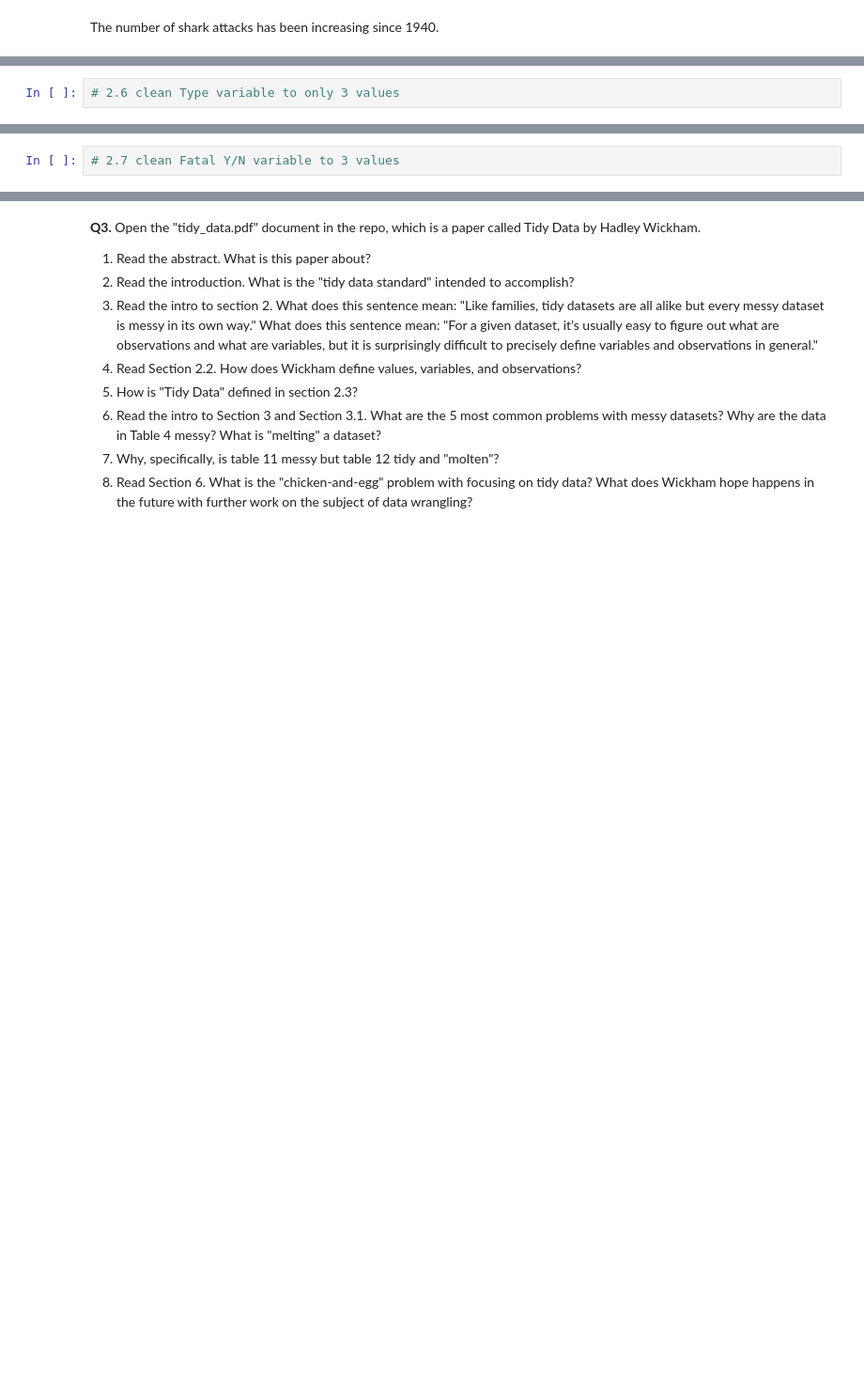
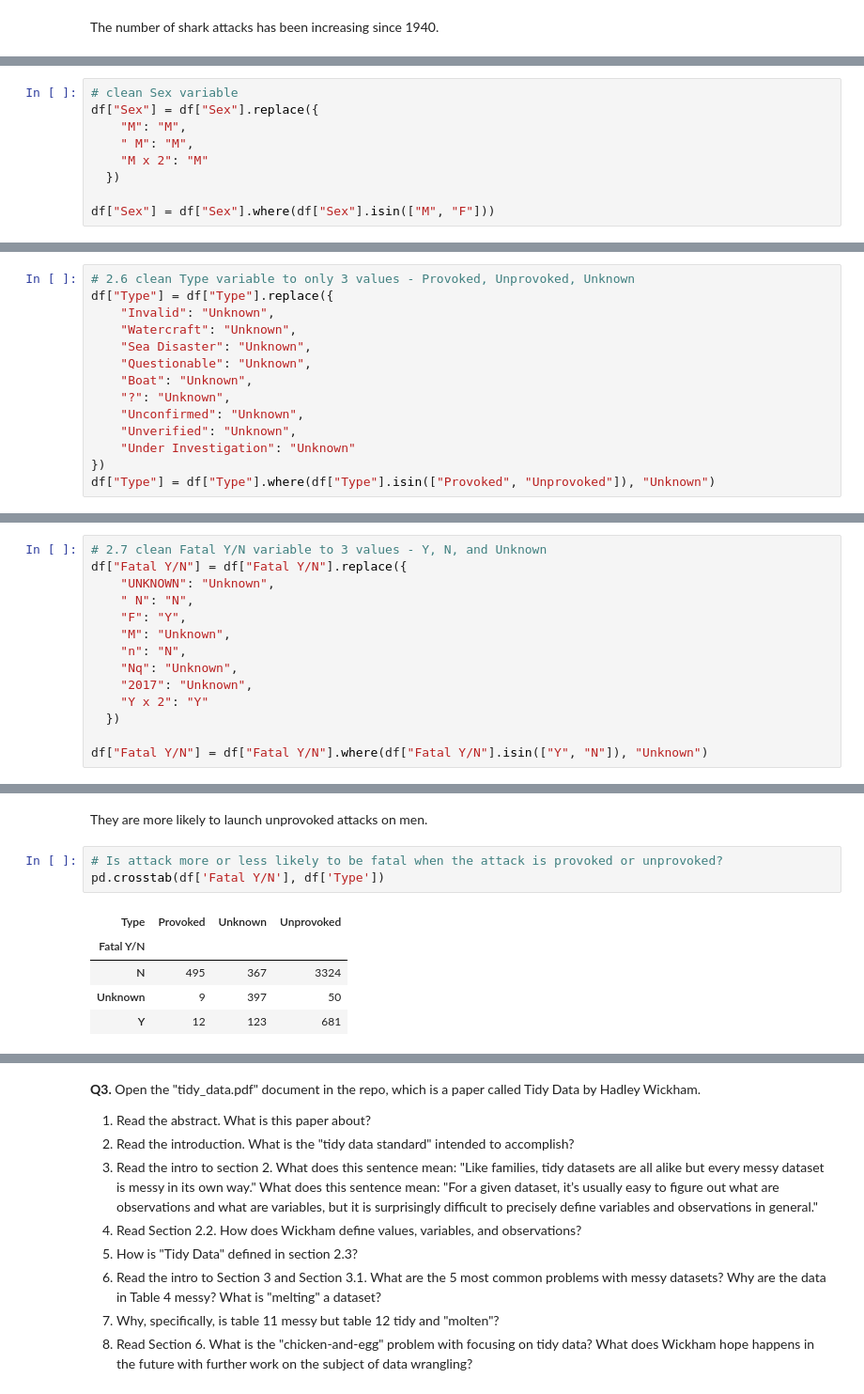
Before and after one commit to kpunsalan8/DS-3001-wrangling, a Jupyter notebook: assignment/assignment.ipynb, the cells around one changed output, grey strips where cells are left out. Shown at 94% size. Cells and saved outputs as stored; diff of their text form; blank space fills up the shorter version.

```diff
--- a/assignment/assignment.ipynb
+++ b/assignment/assignment.ipynb
@@ -549,2 +560,11 @@ plt.show()
+# %%
+# clean Sex variable
+df["Sex"] = df["Sex"].replace({
+    "M": "M",
+    " M": "M",
+    "M x 2": "M"
+  })
+
+df["Sex"] = df["Sex"].where(df["Sex"].isin(["M", "F"]))
 # %%
 # 2.5 what proportion of victims are male?
@@ -551,2 +592,14 @@ plt.show()
 # %%
-# 2.6 clean Type variable to only 3 values
+# 2.6 clean Type variable to only 3 values - Provoked, Unprovoked, Unknown
+df["Type"] = df["Type"].replace({
+    "Invalid": "Unknown",
+    "Watercraft": "Unknown",
+    "Sea Disaster": "Unknown",
+    "Questionable": "Unknown",
+    "Boat": "Unknown",
+    "?": "Unknown",
+    "Unconfirmed": "Unknown",
+    "Unverified": "Unknown",
+    "Under Investigation": "Unknown"
+})
+df["Type"] = df["Type"].where(df["Type"].isin(["Provoked", "Unprovoked"]), "Unknown")
@@ -555,2 +635,14 @@ plt.show()
 # %%
-# 2.7 clean Fatal Y/N variable to 3 values
+# 2.7 clean Fatal Y/N variable to 3 values - Y, N, and Unknown
+df["Fatal Y/N"] = df["Fatal Y/N"].replace({
+    "UNKNOWN": "Unknown",
+    " N": "N",
+    "F": "Y",
+    "M": "Unknown",
+    "n": "N",
+    "Nq": "Unknown",
+    "2017": "Unknown",
+    "Y x 2": "Y"
+  })
+
+df["Fatal Y/N"] = df["Fatal Y/N"].where(df["Fatal Y/N"].isin(["Y", "N"]), "Unknown")
@@ -558,0 +666,11 @@ plt.show()
+# %% [markdown]
+They are more likely to launch unprovoked attacks on men.
+# %%
+# Is attack more or less likely to be fatal when the attack is provoked or unprovoked?
+pd.crosstab(df['Fatal Y/N'], df['Type'])
+# %% [output]
+| Type | Provoked | Unknown | Unprovoked |
+| Fatal Y/N |  |  |  |
+| N | 495 | 367 | 3324 |
+| Unknown | 9 | 397 | 50 |
+| Y | 12 | 123 | 681 |
```
Also changed, not shown: parts of 23 cells of this notebook.
